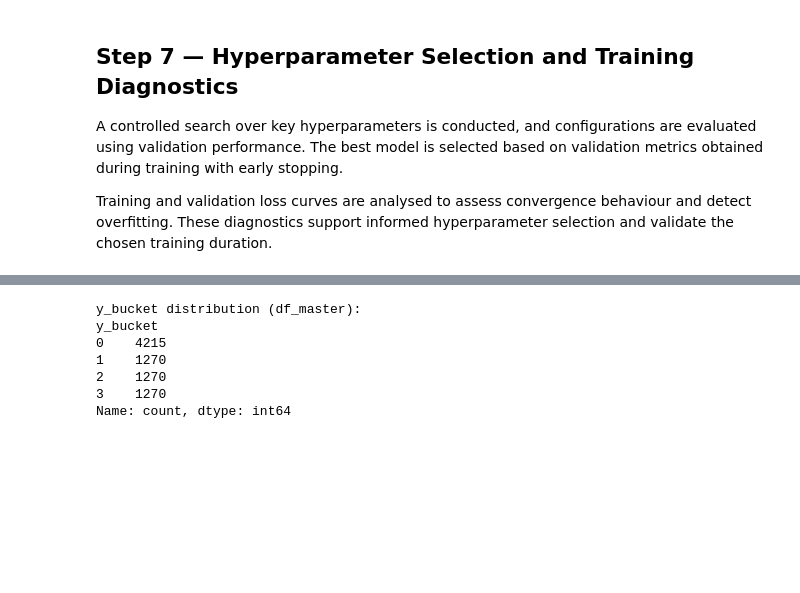
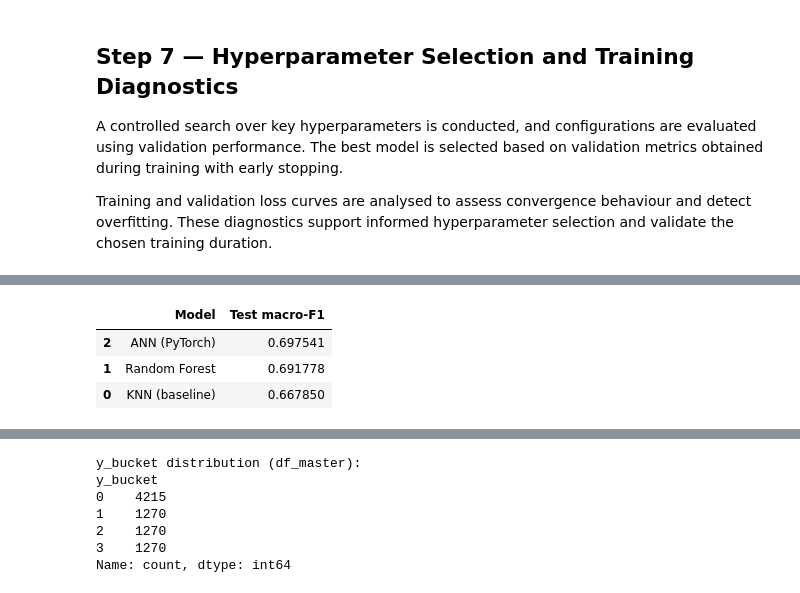
Before and after one commit to spaesey/ai-for-business-project, a Jupyter notebook: src/eda_feature_engineering.ipynb, the cells around one changed output, grey strips where cells are left out. Cells and saved outputs as stored; diff of their text form; code cells hidden in the pictures; blank space fills up the shorter version.

```diff
--- a/src/eda_feature_engineering.ipynb
+++ b/src/eda_feature_engineering.ipynb
@@ -2889,0 +2947,31 @@ Classification report:
+# %%
+import pandas as pd
+from sklearn.metrics import f1_score
+
+# Comparable test macro-F1 for all models - Fedde
+
+# KNN (from Block A)
+# knn_test_macro_f1 already computed; if not, uncomment:
+# y_knn_test_pred = knn_best.predict(X_test)
+# knn_test_macro_f1 = f1_score(y_test, y_knn_test_pred, average="macro")
+
+# Random Forest (recompute to avoid relying on earlier variable names)
+y_rf_test_pred = rf_best.predict(X_test)
+rf_test_macro_f1 = f1_score(y_test, y_rf_test_pred, average="macro")
+
+# ANN (recompute macro-F1 from predictions already created in your ANN test cell)
+# all_true and all_pred exist from your ANN test evaluation cell
+ann_test_macro_f1 = f1_score(all_true, all_pred, average="macro")
+
+results = pd.DataFrame([
+    {"Model": "KNN (baseline)", "Test macro-F1": knn_test_macro_f1},
+    {"Model": "Random Forest",  "Test macro-F1": rf_test_macro_f1},
+    {"Model": "ANN (PyTorch)",  "Test macro-F1": ann_test_macro_f1},
+]).sort_values("Test macro-F1", ascending=False)
+
+results
+# %% [output]
+|  | Model | Test macro-F1 |
+| 2 | ANN (PyTorch) | 0.697541 |
+| 1 | Random Forest | 0.691778 |
+| 0 | KNN (baseline) | 0.667850 |
```
Also changed, not shown: parts of 17 cells of this notebook, 4 other files.
